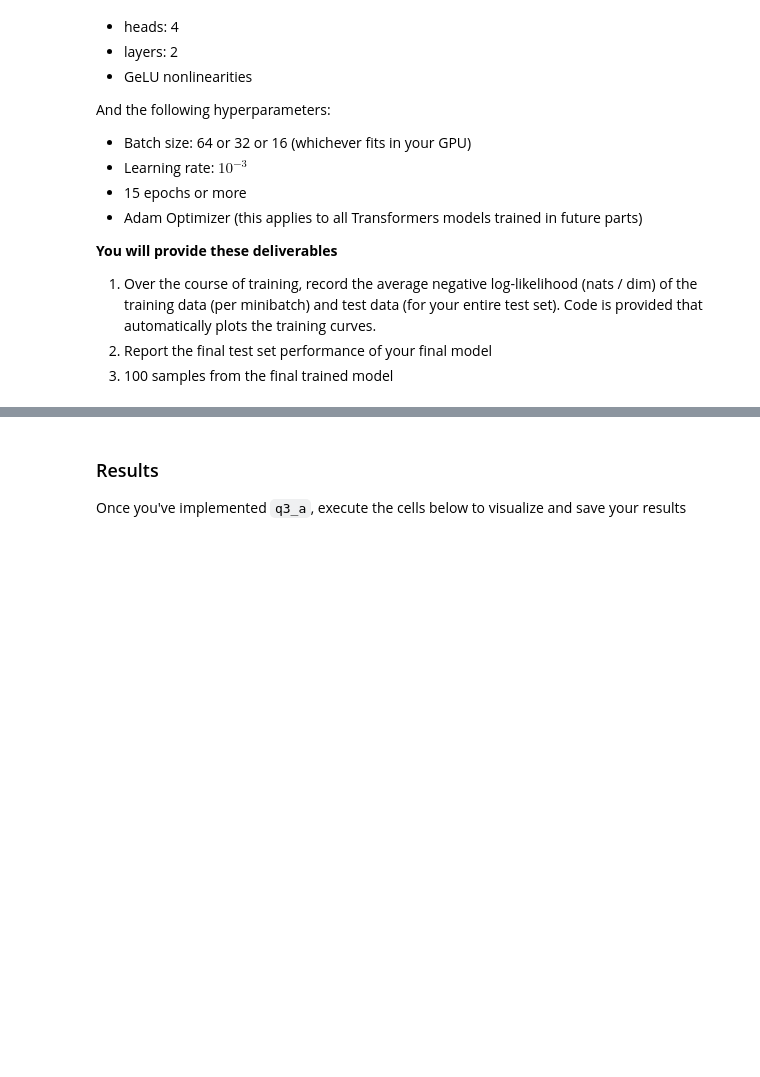
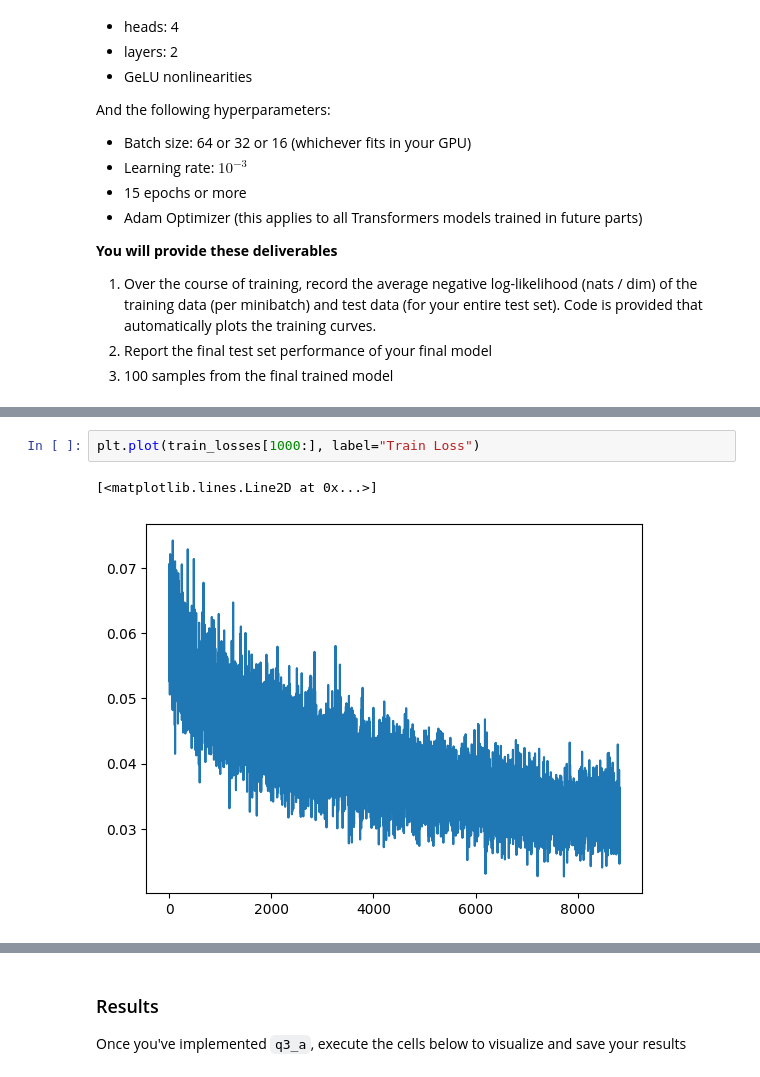
Before and after one commit to ebronstein/deepul, a Jupyter notebook: homeworks/hw1/hw1.ipynb, the cells around one changed output, grey strips where cells are left out. Drawn from its saved outputs; the diff is of its cells as text; blank space fills up the shorter version.

```diff
--- a/homeworks/hw1/hw1.ipynb
+++ b/homeworks/hw1/hw1.ipynb
@@ -889,0 +1183,5 @@ And the following hyperparameters:
+# %%
+plt.plot(train_losses[1000:], label="Train Loss")
+# %% [output]
+[<matplotlib.lines.Line2D at 0x...>]
+[figure, added]
```
Also changed, not shown: parts of 14 cells of this notebook.
